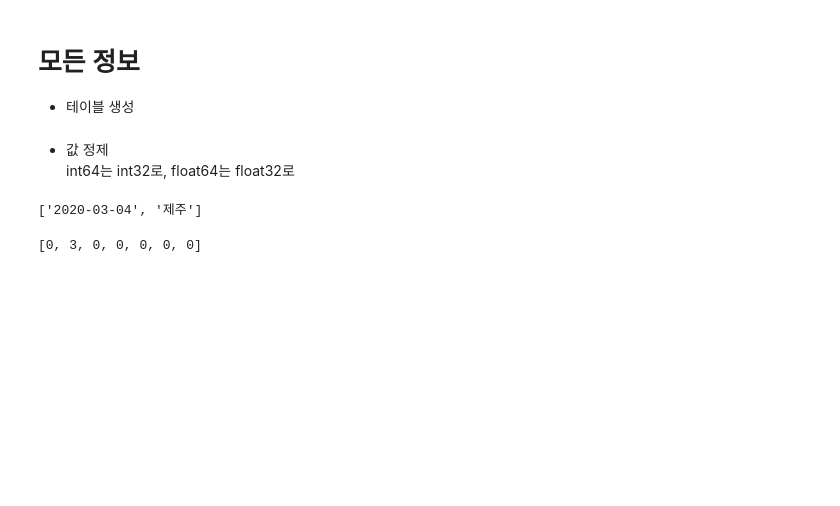
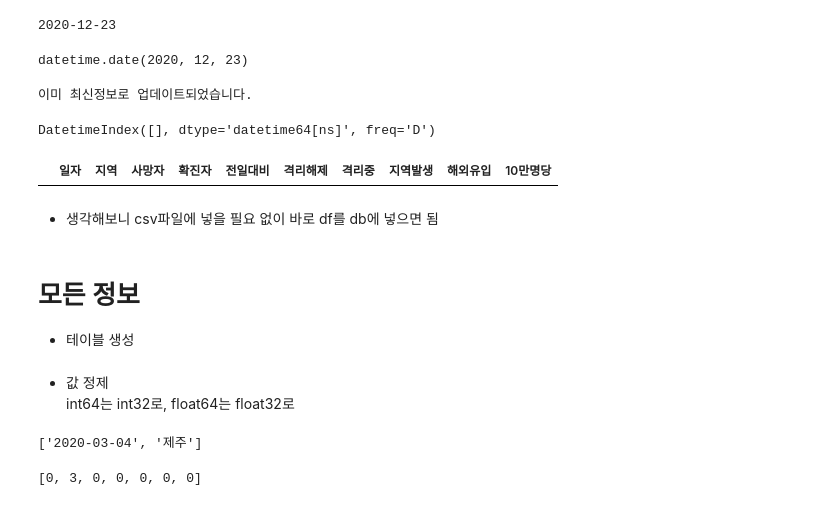
Before and after one commit to beegramin9/Flask, a Jupyter notebook: 3_module/db/dbtest.ipynb, the cells around one changed output. Cells and saved outputs as stored; diff of their text form; code cells hidden in the pictures; blank space fills up the shorter version.

```diff
--- a/3_module/db/dbtest.ipynb
+++ b/3_module/db/dbtest.ipynb
@@ -36,0 +21,3 @@ cur = conn.cursor()
+# %%
+today = datetime.today().date()
+today
@@ -36,0 +32,33 @@ cur = conn.cursor()
+# %%
+# 맨 마지막행 날짜
+sql = """ select * from all_info ORDER BY ROWID DESC LIMIT 1 """
+cur.execute(sql, (db_today,))
+row = cur.fetchone()
+db_last_day = row[0]
+print(db_last_day)
+conn.commit()
+# %% [output]
+2020-12-23
+# %%
+last_day = parse(db_last_day).date()
+last_day
+# %% [output]
+datetime.date(2020, 12, 23)
+# %%
+# If 날짜가 같으면 안하고 아니면 하는거야
+# 반복문을 할 필요가 없지.. 라고 생각했다가 오늘 날짜가 안들어오니까...
+# 이거 잘못생각하면 db에 같은 날짜 데이터가 여러번 들어갈수가 있다.
+if today != last_day:
+    print(1)
+else:
+    print('이미 최신정보로 업데이트되었습니다.')
+    pass
+# %% [output]
+이미 최신정보로 업데이트되었습니다.
+# %%
+# 당일날도 나옴
+elapsed_count = (today - last_day).days
+elapsed_series = pd.date_range(last_day, periods= elapsed_count)
+elapsed_series
+# %% [output]
+DatetimeIndex([], dtype='datetime64[ns]', freq='D')
@@ -36,0 +157,13 @@ cur = conn.cursor()
+# %%
+df = pd.DataFrame({
+    '일자':date_list,
+    '지역':city_list, '사망자':death_toll_list,
+    '확진자':case_list, '전일대비':increase_list, '격리해제':release_list,
+    '격리중':isolation_list, '지역발생':local_list,'해외유입':inflow_list,
+    '10만명당':per100k_list
+})
+df
+# %% [output]
+|  | 일자 | 지역 | 사망자 | 확진자 | 전일대비 | 격리해제 | 격리중 | 지역발생 | 해외유입 | 10만명당 |
+# %% [markdown]
+- 생각해보니 csv파일에 넣을 필요 없이 바로 df를 db에 넣으면 됨
```
Also changed, not shown: parts of 44 cells of this notebook, 12 other files.
